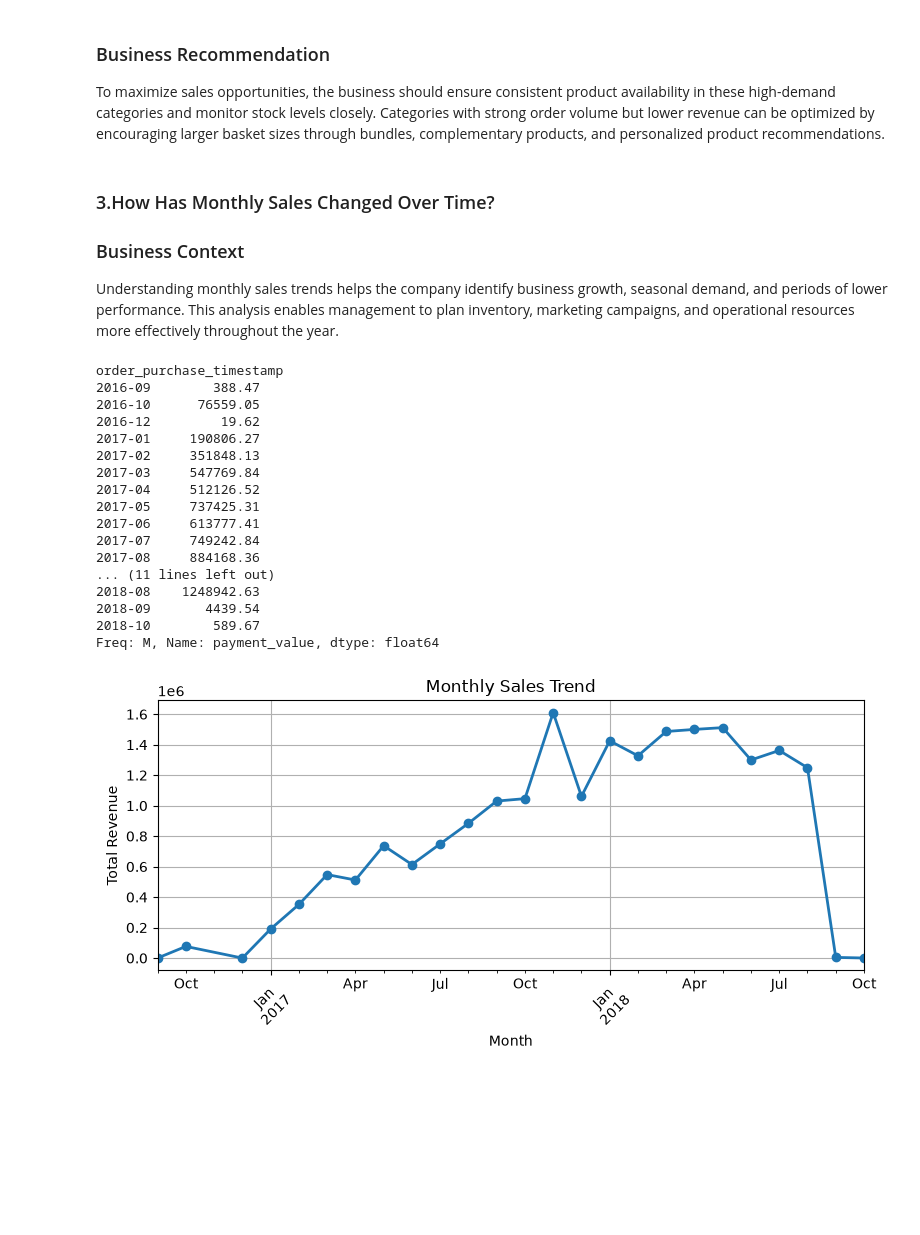
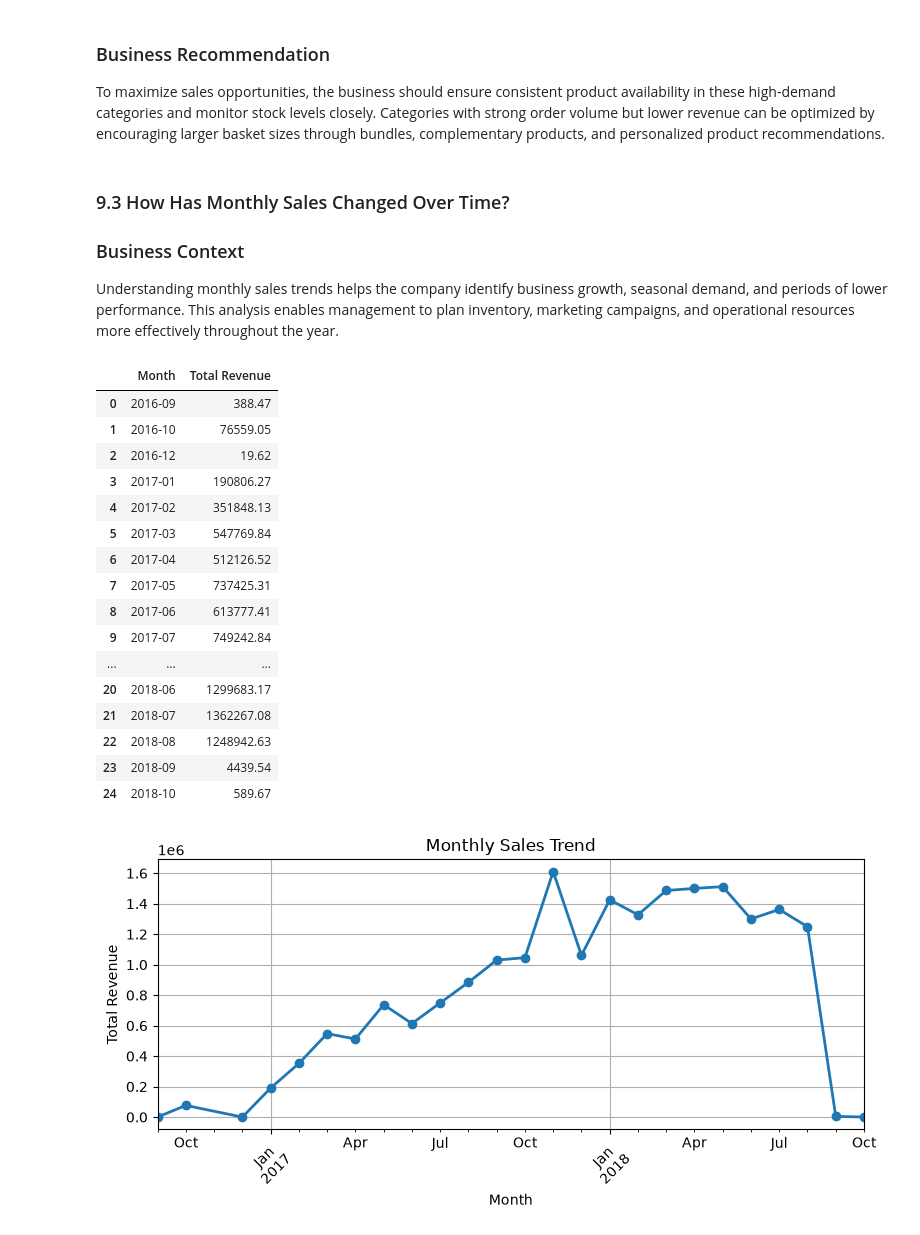
Before and after one commit to Saran-t00/Ecommerce-Investigative-Data-Analysis, a Jupyter notebook: 01_Business_Understanding.ipynb, the cells around one changed output. Drawn from its saved outputs; the diff is of its cells as text; code cells hidden in the pictures; blank space fills up the shorter version.

```diff
--- a/01_Business_Understanding.ipynb
+++ b/01_Business_Understanding.ipynb
@@ -510,7 +538,7 @@ The analysis indicates that Bed Bath Table received the highest number of orders
 
 To maximize sales opportunities, the business should ensure consistent product availability in these high-demand categories and monitor stock levels closely. Categories with strong order volume but lower revenue can be optimized by encouraging larger basket sizes through bundles, complementary products, and personalized product recommendations.
 # %% [markdown]
-### 3.How Has Monthly Sales Changed Over Time?
+### 9.3 How Has Monthly Sales Changed Over Time?
 
 ### Business Context
 
@@ -518,34 +546,36 @@ Understanding monthly sales trends helps the company identify business growth, s
 # %%
 merged_df["order_purchase_timestamp"] = pd.to_datetime(
     merged_df["order_purchase_timestamp"]
 )
 
 monthly_sales = (
     merged_df.groupby(
         merged_df["order_purchase_timestamp"].dt.to_period("M")
     )["payment_value"]
     .sum()
 )
 
-monthly_sales
+monthly_sales.rename("Total Revenue").reset_index().rename(
+    columns={"order_purchase_timestamp": "Month"}
+)
 # %% [output]
-order_purchase_timestamp
-2016-09        388.47
-2016-10      76559.05
-2016-12         19.62
-2017-01     190806.27
-2017-02     351848.13
-2017-03     547769.84
-2017-04     512126.52
-2017-05     737425.31
-2017-06     613777.41
-2017-07     749242.84
-2017-08     884168.36
-... (11 lines left out)
-2018-08    1248942.63
-2018-09       4439.54
-2018-10        589.67
-Freq: M, Name: payment_value, dtype: float64
+|  | Month | Total Revenue |
+| 0 | 2016-09 | 388.47 |
+| 1 | 2016-10 | 76559.05 |
+| 2 | 2016-12 | 19.62 |
+| 3 | 2017-01 | 190806.27 |
+| 4 | 2017-02 | 351848.13 |
+| 5 | 2017-03 | 547769.84 |
+| 6 | 2017-04 | 512126.52 |
+| 7 | 2017-05 | 737425.31 |
+| 8 | 2017-06 | 613777.41 |
+| 9 | 2017-07 | 749242.84 |
+| ... | ... | ... |
+| 20 | 2018-06 | 1299683.17 |
+| 21 | 2018-07 | 1362267.08 |
+| 22 | 2018-08 | 1248942.63 |
+| 23 | 2018-09 | 4439.54 |
+| 24 | 2018-10 | 589.67 |
 # %%
 import matplotlib.pyplot as plt
 
```
Also changed, not shown: parts of 40 cells of this notebook.
